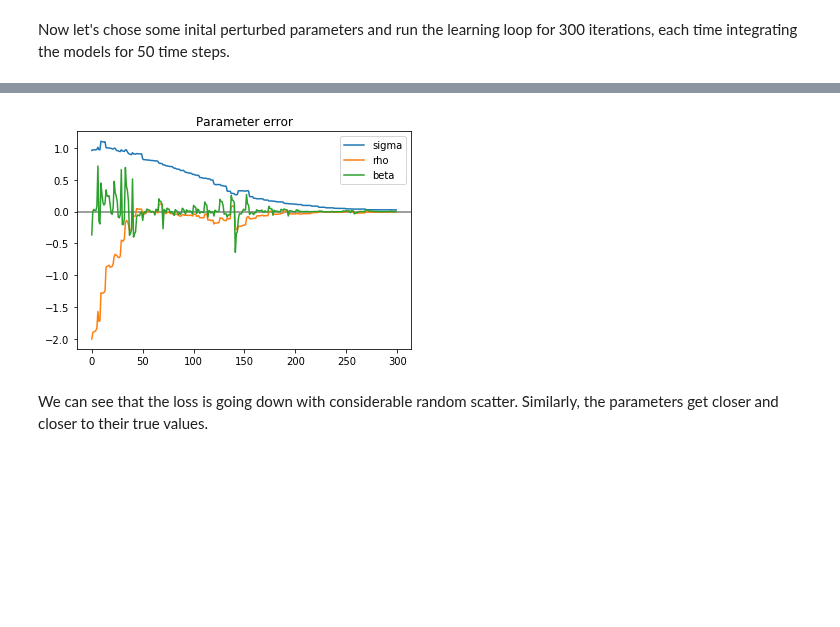
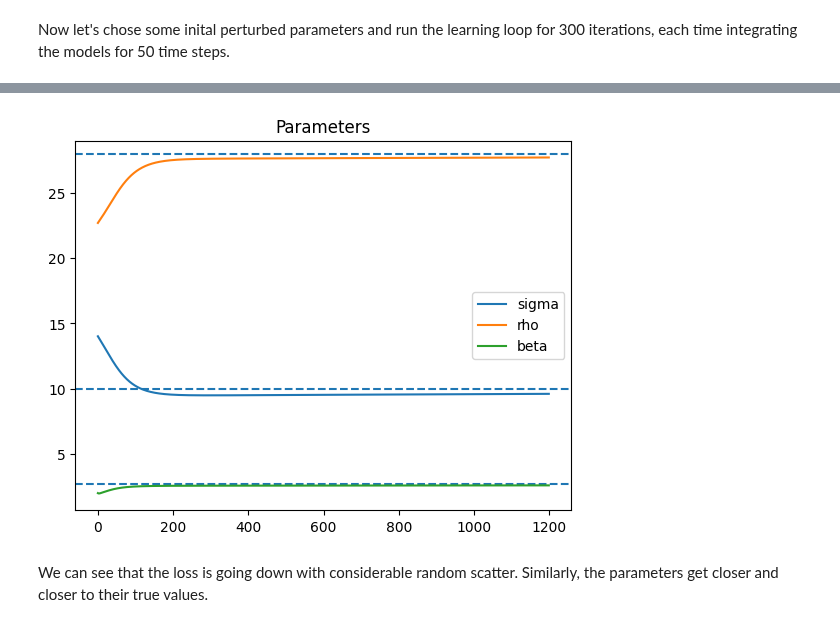
Before and after one commit to csml-beach/deep-bayesian-operator-nets, a Jupyter notebook: notebooks/LorenzTorch.ipynb, the cells around one changed output, grey strips where cells are left out. Drawn from its saved outputs; the diff is of its cells as text; code cells hidden in the pictures; blank space fills up the shorter version.

Commit message:
2 parameter PDE (loss_ic is incorrect )

```diff
--- a/notebooks/LorenzTorch.ipynb
+++ b/notebooks/LorenzTorch.ipynb
@@ -172,7 +180,7 @@ Now we will write a loop where each time we start a new truth and perturbed run,
 def learning_loop(true_params, pert_params, lr, n_model_steps, n_learn_steps, sparse=None):
     hist = defaultdict(list)
     init = list(np.random.rand(3) * 10)
-    for n_learn in tqdm(range(n_learn_steps)):
+    for n_learn in tqdm.notebook.tqdm(range(n_learn_steps)):
         ltrue = L63Torch(*true_params, init, 1e-2, False); ltrue.integrate(n_model_steps)
         lpert = L63Torch(*pert_params, init, 1e-2, True); lpert.integrate(n_model_steps)
         loss = mse(stack_state(ltrue, sparse), stack_state(lpert, sparse))
@@ -181,12 +189,12 @@ def learning_loop(true_params, pert_params, lr, n_model_steps, n_learn_steps, sp
         pert_params = [pert_params[i] - lr*var.grad.data.numpy() for i, var in
                       enumerate([lpert.sigma, lpert.rho, lpert.beta])]
         hist['loss'].append(loss.data.numpy()); hist['pert_params'].append(pert_params)
-        init = ltrue.hist[-1]
+        # init = ltrue.hist[-1]
     return hist
 # %% [markdown]
 Now let's chose some inital perturbed parameters and run the learning loop for 300 iterations, each time integrating the models for 50 time steps.
 # %%
 true_params = [sigma, rho, beta]
-pert_params = [sigma + 1, rho - 2, beta - 0.5]
+pert_params = [sigma + 4, rho - 5, beta - 3]
 # %%
-h = learning_loop(true_params, pert_params, 1e-2, 50, 300)
+h = learning_loop(true_params, pert_params, 1e-2, 50, 1200)
@@ -199,12 +205,12 @@ plt.plot(h['loss']); plt.yscale('log'); plt.title('Loss');
 # %%
-def plot_params(h):
-    [plt.plot(np.array(h['pert_params'])[:, i] - true, label=l)
+def plot_params(h,true_params):
+    [plt.plot(np.array(h['pert_params'])[:, i], label=l)
      for l, (i, true) in zip(['sigma', 'rho', 'beta'], enumerate([sigma, rho, beta]))]
-    plt.axhline(0, c='gray', zorder=0.1); plt.legend(); plt.title('Parameter error');
+    [ plt.axhline(z, zorder=0.1,ls='--') for z in true_params ] ; plt.legend(); plt.title('Parameters');
 # %%
-plot_params(h)
+plot_params(h,true_params)
 # %% [output]
-[figure, old version]
+[figure, new version]
 # %% [markdown]
 We can see that the loss is going down with considerable random scatter. Similarly, the parameters get closer and closer to their true values.
 # %% [markdown]
```
Also changed, not shown: parts of 12 cells of this notebook, 1 other file.
